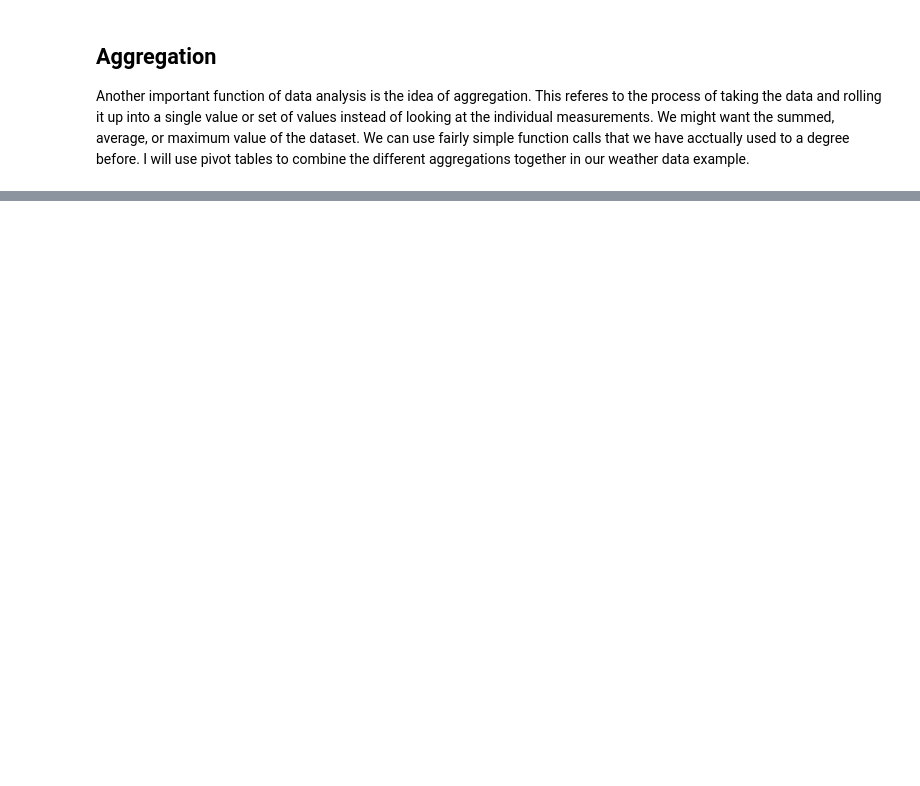
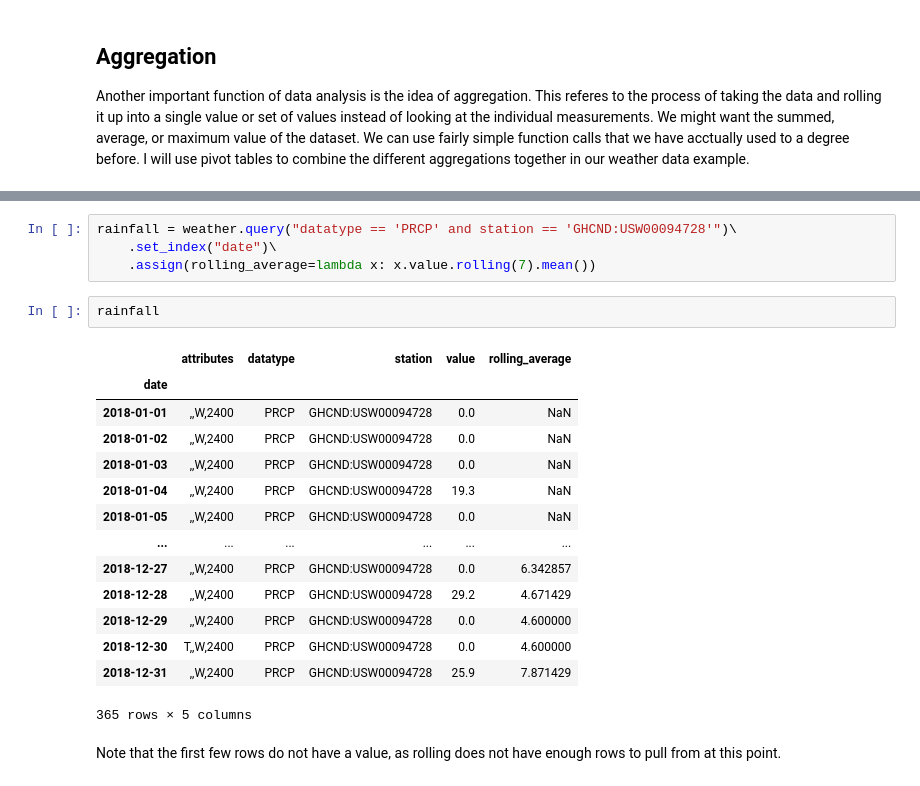
Before and after one commit to summitllc/data_science_101, a Jupyter notebook: Class 6 - Data Aggregation.ipynb, the cells around one changed output, grey strips where cells are left out. Saved outputs shown, nothing was run; the diff lists cells and outputs as text; blank space fills up the shorter version.

```diff
--- a/Class 6 - Data Aggregation.ipynb
+++ b/Class 6 - Data Aggregation.ipynb
@@ -155,0 +266,23 @@ df = pd.DataFrame(csv_lines[1:], columns=csv_lines[0])
+# %%
+rainfall = weather.query("datatype == 'PRCP' and station == 'GHCND:USW00094728'")\
+    .set_index("date")\
+    .assign(rolling_average=lambda x: x.value.rolling(7).mean())
+# %%
+rainfall
+# %% [output]
+|  | attributes | datatype | station | value | rolling_average |
+| date |  |  |  |  |  |
+| 2018-01-01 | ,,W,2400 | PRCP | GHCND:USW00094728 | 0.0 | NaN |
+| 2018-01-02 | ,,W,2400 | PRCP | GHCND:USW00094728 | 0.0 | NaN |
+| 2018-01-03 | ,,W,2400 | PRCP | GHCND:USW00094728 | 0.0 | NaN |
+| 2018-01-04 | ,,W,2400 | PRCP | GHCND:USW00094728 | 19.3 | NaN |
+| 2018-01-05 | ,,W,2400 | PRCP | GHCND:USW00094728 | 0.0 | NaN |
+| ... | ... | ... | ... | ... | ... |
+| 2018-12-27 | ,,W,2400 | PRCP | GHCND:USW00094728 | 0.0 | 6.342857 |
+| 2018-12-28 | ,,W,2400 | PRCP | GHCND:USW00094728 | 29.2 | 4.671429 |
+| 2018-12-29 | ,,W,2400 | PRCP | GHCND:USW00094728 | 0.0 | 4.600000 |
+| 2018-12-30 | T,,W,2400 | PRCP | GHCND:USW00094728 | 0.0 | 4.600000 |
+| 2018-12-31 | ,,W,2400 | PRCP | GHCND:USW00094728 | 25.9 | 7.871429 |
+365 rows × 5 columns
+# %% [markdown]
+Note that the first few rows do not have a value, as rolling does not have enough rows to pull from at this point.
```
Also changed, not shown: parts of 59 cells of this notebook, 1 other file.
